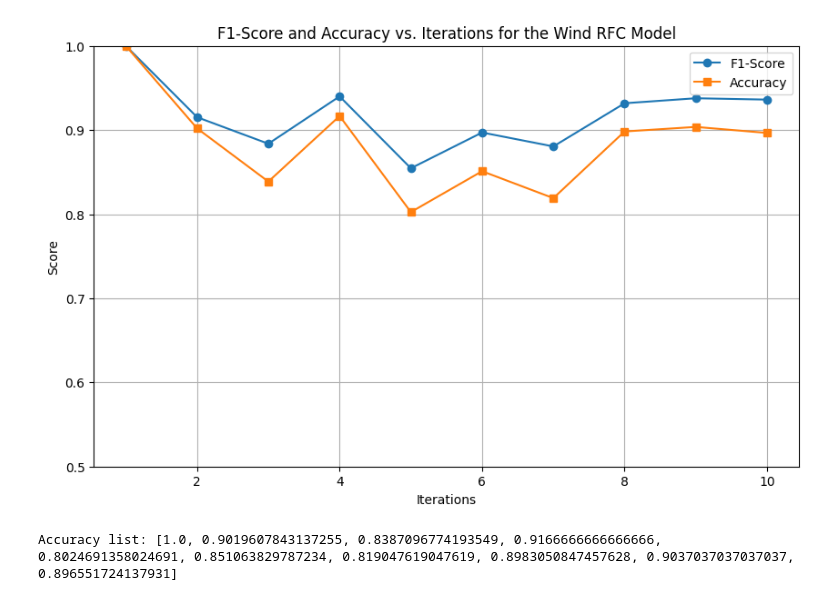
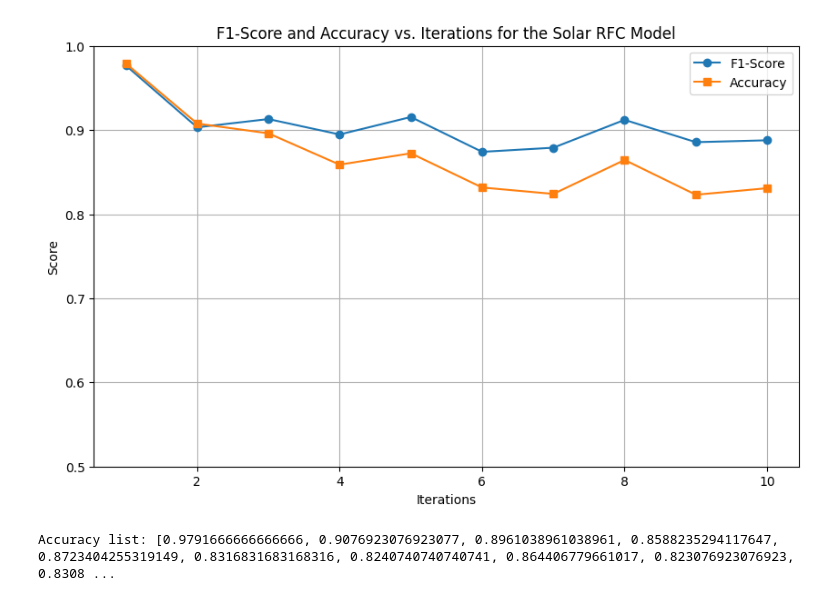
Before and after one commit to phoenixsheppard28/ML-Renewable-Energy-Research-Project, a Jupyter notebook: Solar_Model.ipynb, the cells around one changed output. Drawn from its saved outputs; the diff is of its cells as text; code cells hidden in the pictures.

```diff
--- a/Solar_Model.ipynb
+++ b/Solar_Model.ipynb
@@ -16,14 +15,14 @@ from sklearn.tree import plot_tree
 df=pd.read_csv('solar_dataset.csv')
 state=df["State"]
 name=df["Name"]
-df.drop(["State","Name","Surface_Albedo","Precipitable_Water","Wind_Speed"], axis=1, inplace=True)
+df.drop(["State","Name","Wind_Speed"], axis=1, inplace=True)
 order_of_df = df.index #store for later
 df=df.sample(frac=1) #I CAN do the fraction but it lowers a bit but i think thats good its not neccisarily a bad thing model with 80
 # percent accuracy are not atrocious
 # %%
 #preparing functions
 def prepare_semi_supervised_data(data_frame, count):
-    final_features = ["Temperature", "GHI", "Relative_Humidity", "Pressure"]
+    final_features = ["Temperature", "GHI", "Dew_Point", "Pressure"]
     features = data_frame[final_features]
     labels = data_frame.iloc[:, -1]
 
@@ -59,7 +58,7 @@ def plot_iterations_scores(f1_scores, accuracy_scores):
 
     plt.xlabel("Iterations")
     plt.ylabel("Score")
-    plt.title("F1-Score and Accuracy vs. Iterations for the Wind RFC Model")
+    plt.title("F1-Score and Accuracy vs. Iterations for the Solar RFC Model")
     plt.ylim(0.5, 1)
     plt.grid(True)
     plt.legend()
@@ -73,9 +72,8 @@ results_dic = {
     'Hamming Loss': []
 }
 
-params = {
-    'n_estimators': 300, 'min_samples_split': 4, 'min_samples_leaf': 2, 'max_leaf_nodes': 27, 'criterion': 'gini',
-    'max_depth': 5
+params = {  #this is from presentation
+    'n_estimators': 900, 'min_samples_split': 3, 'min_samples_leaf': 1, 'max_leaf_nodes': 30, 'max_depth': 5, 'criterion': 'gini'
 }
 # %%
 #loop
@@ -113,18 +111,19 @@ while count < 10:   #last iteration will be with all data trained
 # %%
 #plotting and exporting
 
 
 
 plot_iterations_scores(results_dic["F1-Score"],results_dic["Accuracy"])
 
 df.insert(0, "Name", name)
 df.insert(0, "State", state)
 
 restored_order_df = df.loc[order_of_df].reset_index(drop=True)
 
-restored_order_df.to_csv("Labeled_Wind.csv", index=False)  #this is how i restore it ?
+restored_order_df.to_csv("Labeled_Solar.csv", index=False)  #this is how i restore it ?
 
 print(f"Accuracy list: {results_dic['Accuracy']}")
+#try most confident psuedo labels
 # %% [output]
-[figure, old version]
+[figure, new version]
-Accuracy list: [1.0, 0.9019607843137255, 0.8387096774193549, 0.9166666666666666, 0.8024691358024691, 0.851063829787234, 0.819047619047619, 0.8983050847457628, 0.9037037037037037, 0.896551724137931]
+Accuracy list: [0.9791666666666666, 0.9076923076923077, 0.8961038961038961, 0.8588235294117647, 0.8723404255319149, 0.8316831683168316, 0.8240740740740741, 0.864406779661017, 0.823076923076923, 0.8308 ...
```
Also changed, not shown: parts of 2 cells of this notebook, 3 other files.
